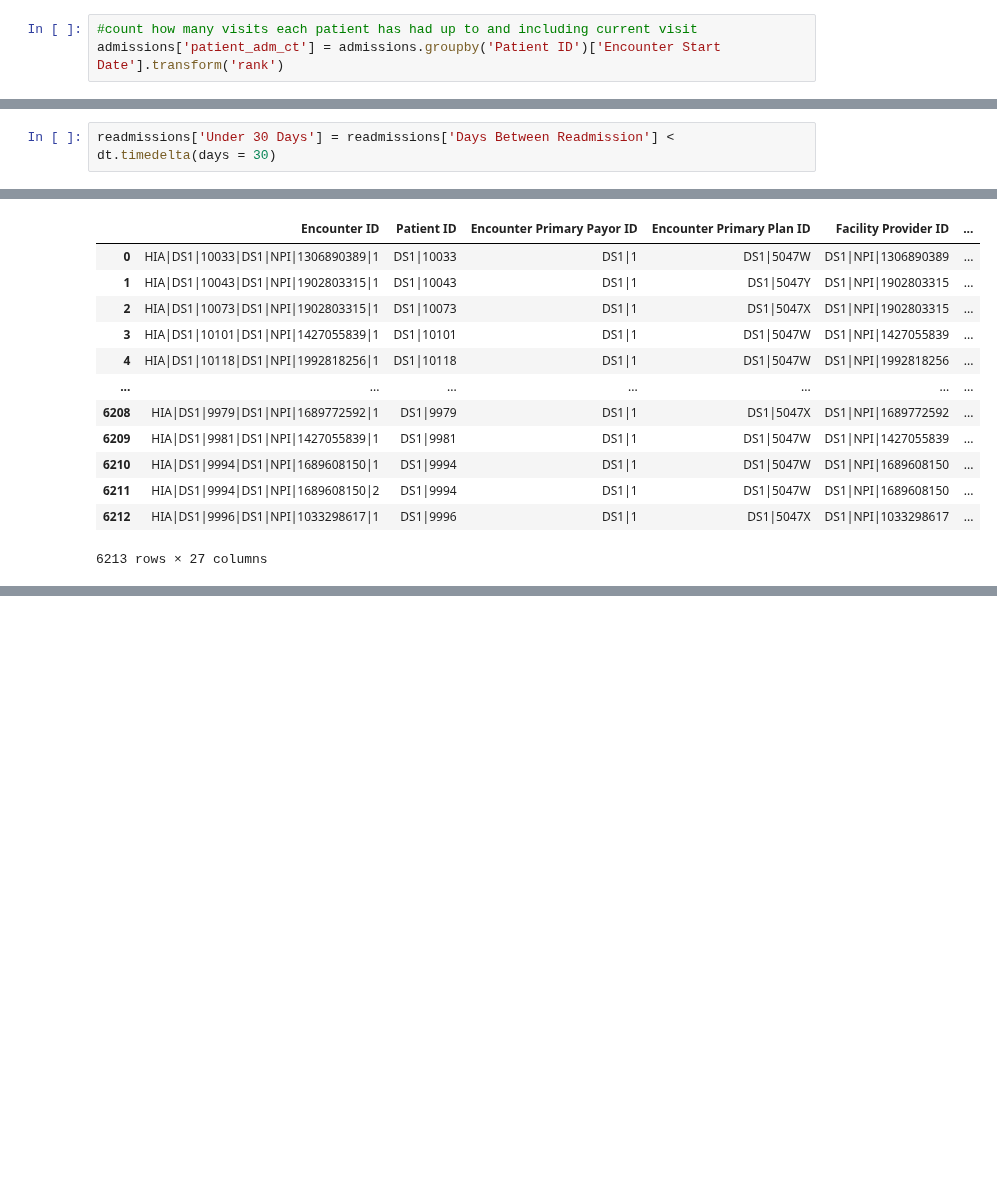
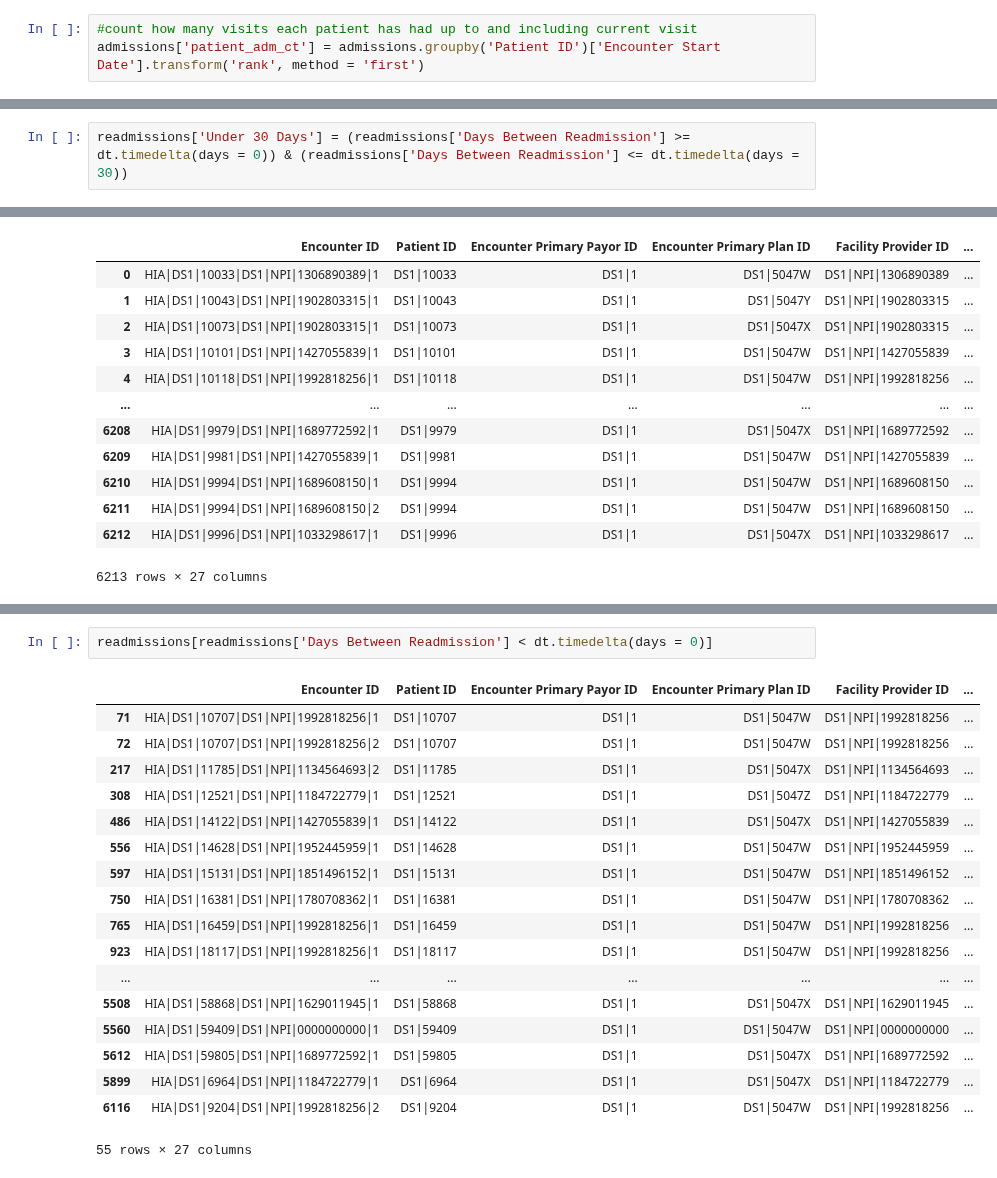
Before and after one commit to jrioross/ursa_health_hospital_readmissions, a Jupyter notebook: ursa_health_hospital_readmission.ipynb, the cells around one changed output, grey strips where cells are left out. Saved outputs shown, nothing was run; the diff lists cells and outputs as text; blank space fills up the shorter version.

```diff
--- a/ursa_health_hospital_readmission.ipynb
+++ b/ursa_health_hospital_readmission.ipynb
@@ -134,4 +135,4 @@ members_adm.head()
 ## Preparation: create patient_adm_ct
 # %%
 #count how many visits each patient has had up to and including current visit
-admissions['patient_adm_ct'] = admissions.groupby('Patient ID')['Encounter Start Date'].transform('rank')
+admissions['patient_adm_ct'] = admissions.groupby('Patient ID')['Encounter Start Date'].transform('rank', method = 'first')
@@ -222,7 +196,7 @@ See the caveats in the documentation: https://pandas.pydata.org/pandas-docs/stab
 # %% [markdown]
 ## Calculations
 # %%
-readmissions['Under 30 Days'] = readmissions['Days Between Readmission'] < dt.timedelta(days = 30)
+readmissions['Under 30 Days'] = (readmissions['Days Between Readmission'] >= dt.timedelta(days = 0)) & (readmissions['Days Between Readmission'] <= dt.timedelta(days = 30))
 # %%
 readmissions
 # %% [output]
@@ -247,0 +303,21 @@ print(round(under_30_d_rate*100,2), '% readmitted under 30 days')
+# %%
+readmissions[readmissions['Days Between Readmission'] < dt.timedelta(days = 0)]
+# %% [output]
+|  | Encounter ID | Patient ID | Encounter Primary Payor ID | Encounter Primary Plan ID | Facility Provider ID | ... |
+| 71 | HIA|DS1|10707|DS1|NPI|1992818256|1 | DS1|10707 | DS1|1 | DS1|5047W | DS1|NPI|1992818256 | ... |
+| 72 | HIA|DS1|10707|DS1|NPI|1992818256|2 | DS1|10707 | DS1|1 | DS1|5047W | DS1|NPI|1992818256 | ... |
+| 217 | HIA|DS1|11785|DS1|NPI|1134564693|2 | DS1|11785 | DS1|1 | DS1|5047X | DS1|NPI|1134564693 | ... |
+| 308 | HIA|DS1|12521|DS1|NPI|1184722779|1 | DS1|12521 | DS1|1 | DS1|5047Z | DS1|NPI|1184722779 | ... |
+| 486 | HIA|DS1|14122|DS1|NPI|1427055839|1 | DS1|14122 | DS1|1 | DS1|5047X | DS1|NPI|1427055839 | ... |
+| 556 | HIA|DS1|14628|DS1|NPI|1952445959|1 | DS1|14628 | DS1|1 | DS1|5047W | DS1|NPI|1952445959 | ... |
+| 597 | HIA|DS1|15131|DS1|NPI|1851496152|1 | DS1|15131 | DS1|1 | DS1|5047W | DS1|NPI|1851496152 | ... |
+| 750 | HIA|DS1|16381|DS1|NPI|1780708362|1 | DS1|16381 | DS1|1 | DS1|5047W | DS1|NPI|1780708362 | ... |
+| 765 | HIA|DS1|16459|DS1|NPI|1992818256|1 | DS1|16459 | DS1|1 | DS1|5047W | DS1|NPI|1992818256 | ... |
+| 923 | HIA|DS1|18117|DS1|NPI|1992818256|1 | DS1|18117 | DS1|1 | DS1|5047W | DS1|NPI|1992818256 | ... |
+| ... | ... | ... | ... | ... | ... | ... |
+| 5508 | HIA|DS1|58868|DS1|NPI|1629011945|1 | DS1|58868 | DS1|1 | DS1|5047X | DS1|NPI|1629011945 | ... |
+| 5560 | HIA|DS1|59409|DS1|NPI|0000000000|1 | DS1|59409 | DS1|1 | DS1|5047W | DS1|NPI|0000000000 | ... |
+| 5612 | HIA|DS1|59805|DS1|NPI|1689772592|1 | DS1|59805 | DS1|1 | DS1|5047X | DS1|NPI|1689772592 | ... |
+| 5899 | HIA|DS1|6964|DS1|NPI|1184722779|1 | DS1|6964 | DS1|1 | DS1|5047X | DS1|NPI|1184722779 | ... |
+| 6116 | HIA|DS1|9204|DS1|NPI|1992818256|2 | DS1|9204 | DS1|1 | DS1|5047W | DS1|NPI|1992818256 | ... |
+55 rows × 27 columns
```
Also changed, not shown: parts of 14 cells of this notebook.
